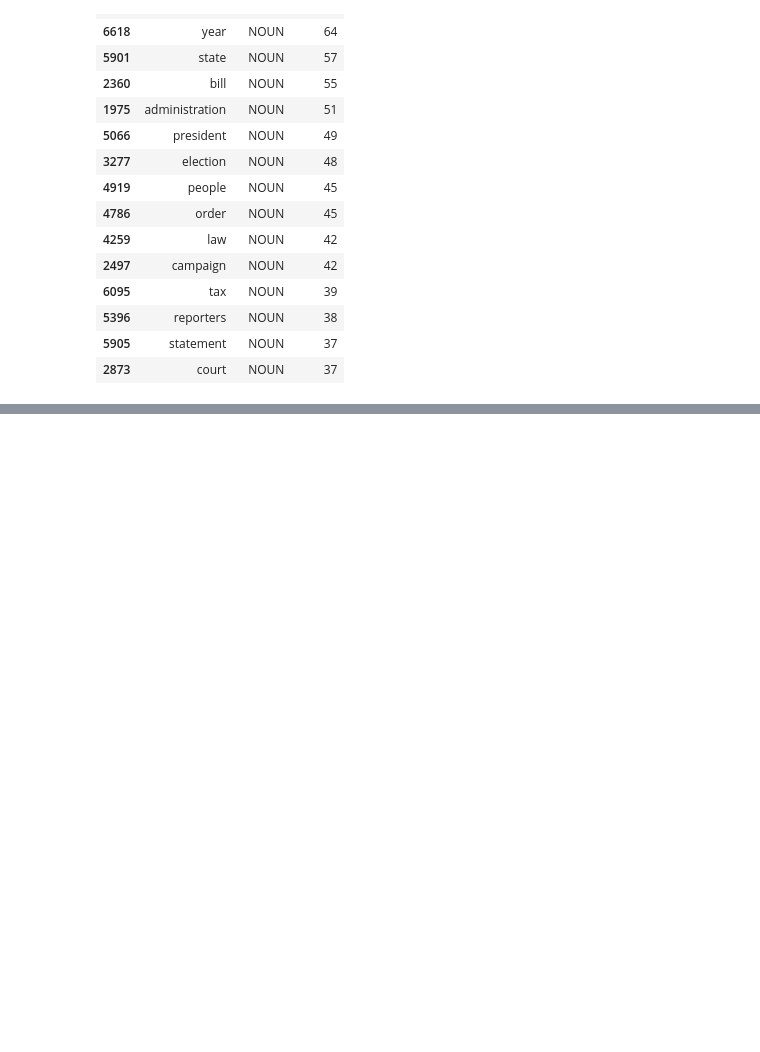
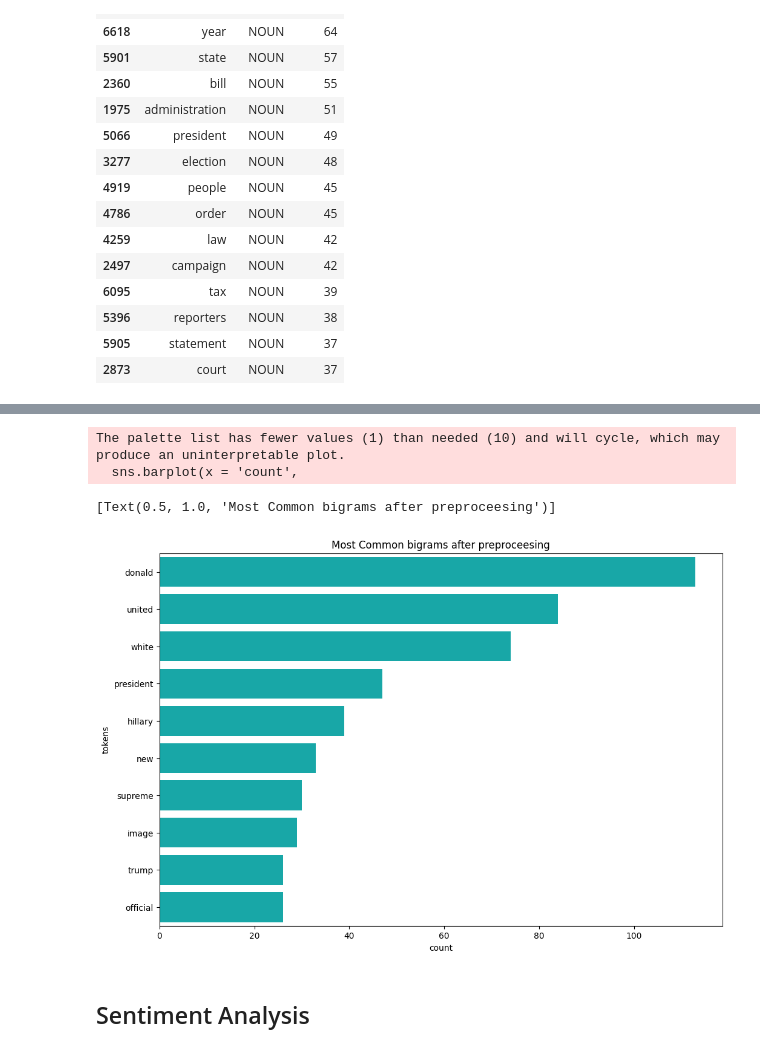
Before and after one commit to akaskumar12/Fake_news_classifier, a Jupyter notebook: main.ipynb, the cells around one changed output, grey strips where cells are left out. Saved outputs shown, nothing was run; the diff lists cells and outputs as text; code cells hidden in the pictures; blank space fills up the shorter version.

```diff
--- a/main.ipynb
+++ b/main.ipynb
@@ -203,0 +353,3 @@ pos_count_fact[pos_count_fact.pos_tag == 'NOUN'][:15]
+# %%
+bigrams = (pd.Series(nltk.ngrams(tokens_clean, 2)).value_counts()).reset_index()[:10]
+print(bigrams)
@@ -203,0 +368,16 @@ pos_count_fact[pos_count_fact.pos_tag == 'NOUN'][:15]
+# %%
+bigrams['tokens'] = bigrams['index'].apply(lambda x: x[0])
+sns.barplot(x = 'count',
+            y = 'tokens',
+            data=bigrams,
+            orient='h',
+            palette=[default_plot_color],
+            hue='tokens', legend=False)\
+.set(title="Most Common bigrams after preproceesing")
+# %% [output]
+The palette list has fewer values (1) than needed (10) and will cycle, which may produce an uninterpretable plot.
+  sns.barplot(x = 'count',
+[Text(0.5, 1.0, 'Most Common bigrams after preproceesing')]
+[figure, added]
+# %% [markdown]
+## Sentiment Analysis
```
Also changed, not shown: parts of 43 cells of this notebook, 43 other files.
